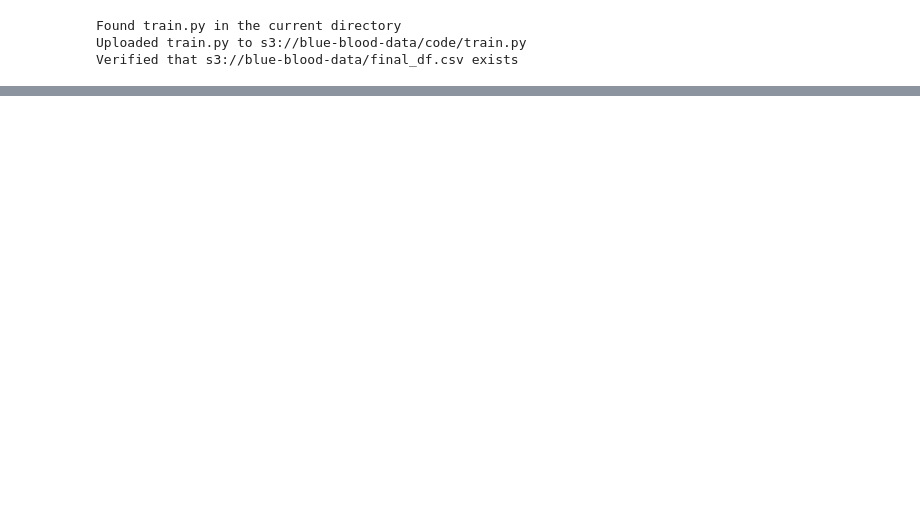
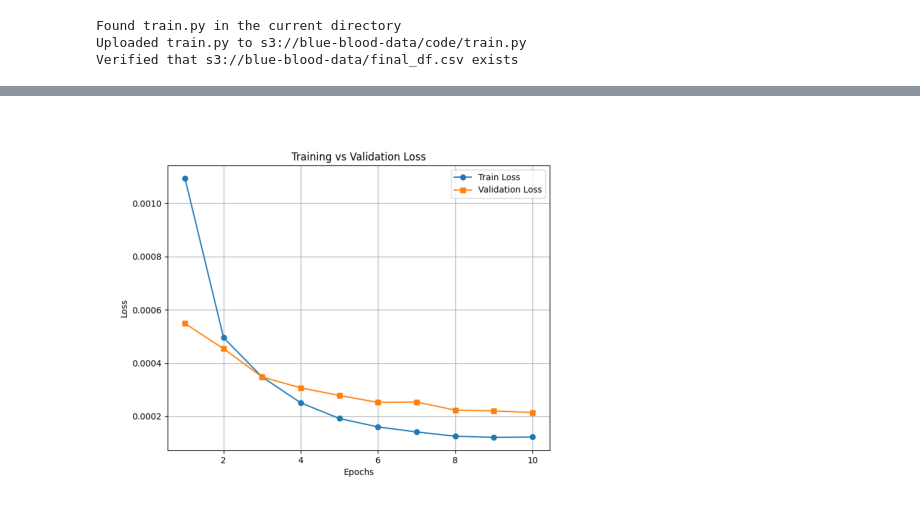
Before and after one commit to vaipos/Blue-Blood-ACM-Research, a Jupyter notebook: bb-dev-lstms.ipynb, the cells around one changed output, grey strips where cells are left out. Cells and saved outputs as stored; diff of their text form; code cells hidden in the pictures; blank space fills up the shorter version.

```diff
--- a/bb-dev-lstms.ipynb
+++ b/bb-dev-lstms.ipynb
@@ -128,0 +126,19 @@ Billable seconds: 140
+# %%
+# Initialize the S3 client
+s3 = boto3.client('s3')
+
+# Define the bucket name and the file (graph) you want to fetch
+s3_key = 'baseline_model/baseline-training-validation-loss.png'  # Adjust the path as needed
+
+# Fetch the file from S3 into memory
+response = s3.get_object(Bucket=bucket_name, Key=s3_key)
+image_data = response['Body'].read()
+image = BytesIO(image_data)
+
+# Display the image using matplotlib
+img = plt.imread(image)
+plt.imshow(img)
+plt.axis('off')  # Hide axes
+plt.show()
+# %% [output]
+[figure, added]
```
Also changed, not shown: parts of 2 cells of this notebook, 8 other files.
